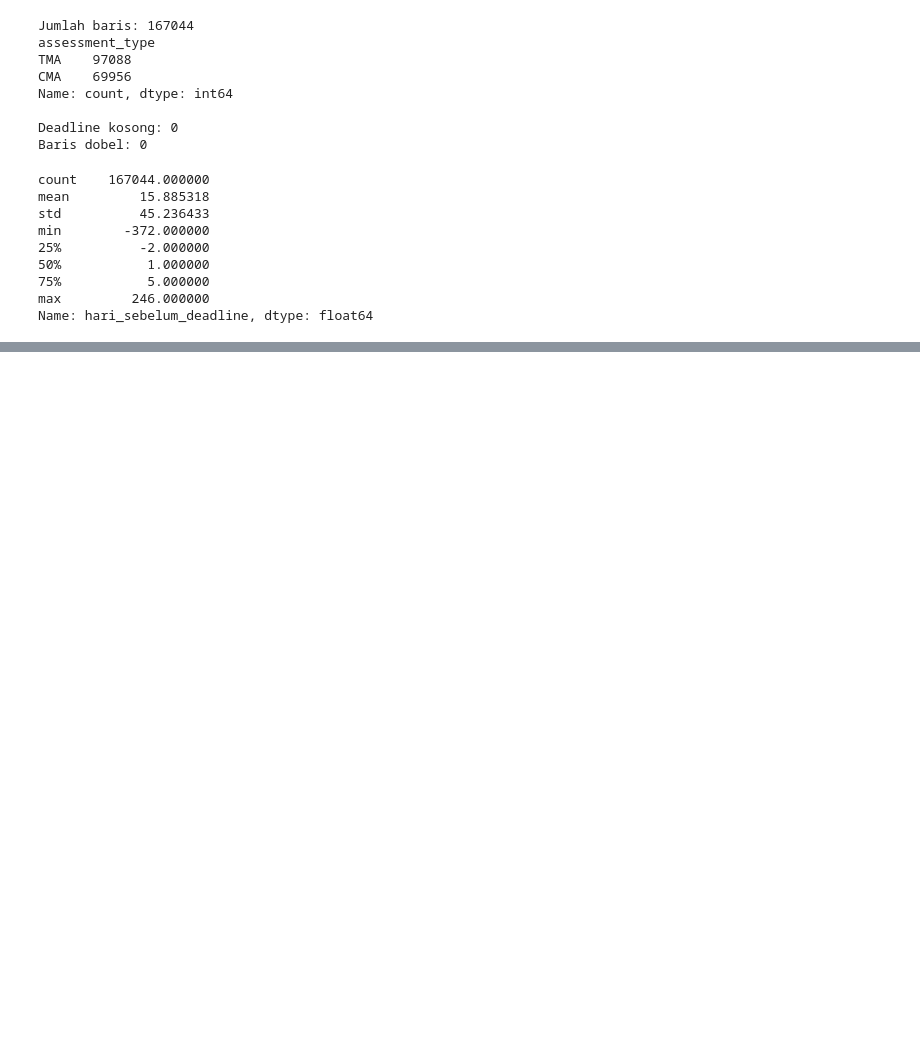
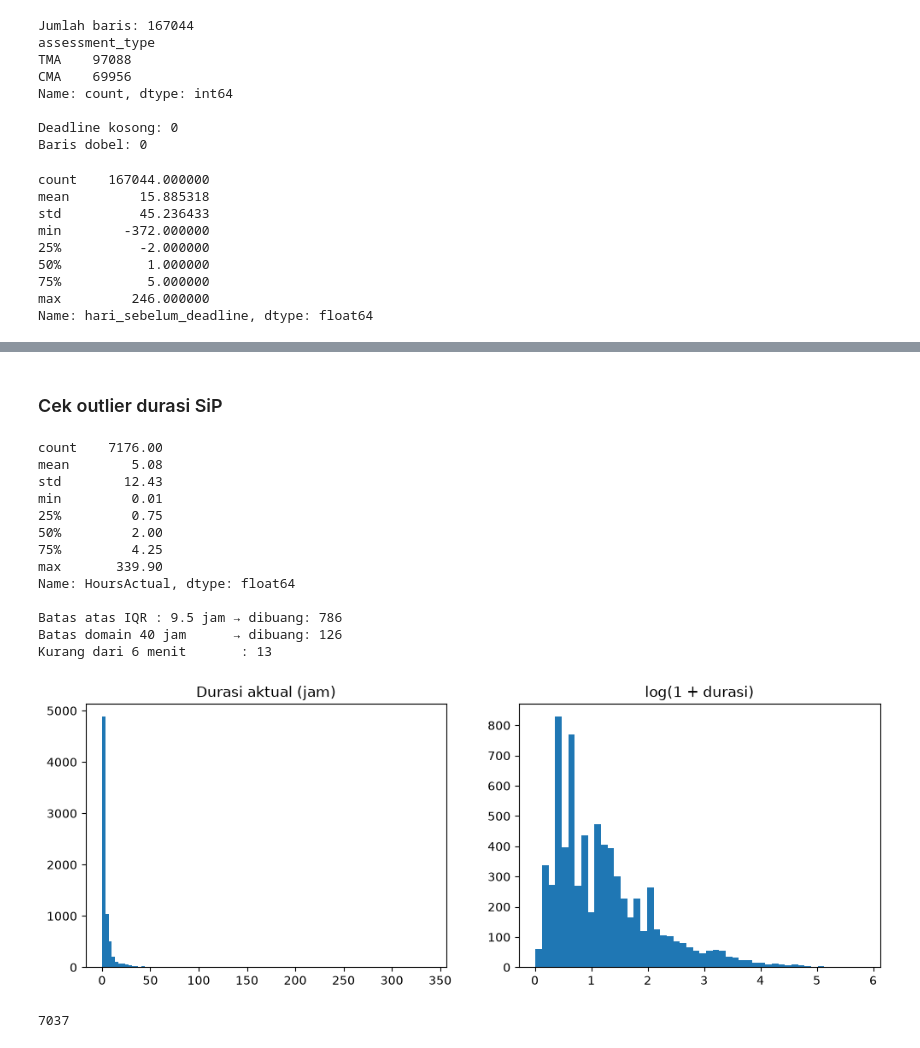
Before and after one commit to MaulidanFazri/PandAI, a Jupyter notebook: machine-learning/ml.ipynb, the cells around one changed output, grey strips where cells are left out. Saved outputs shown, nothing was run; the diff lists cells and outputs as text; code cells hidden in the pictures; blank space fills up the shorter version.

```diff
--- a/machine-learning/ml.ipynb
+++ b/machine-learning/ml.ipynb
@@ -135,0 +214,14 @@ Name: hari_sebelum_deadline, dtype: float64
+# %%
+# Cleaning SiP 1: hanya tugas yang benar-benar selesai
+selesai = ["FINISHED", "COMPLETED", "RELEASED"]
+sip_clean = sip[sip["StatusCode"].isin(selesai)]
+print("Setelah filter status :", len(sip_clean))
+
+# Cleaning SiP 2: buang kolom leakage & administrasi
+sip_clean = sip_clean.drop(columns=["TaskPerformance", "DeveloperPerformance", "AuthorisedByID"])
+
+# Cleaning SiP 3: hanya tugas yang dikerjakan 1 orang
+jumlah_orang = sip_clean.groupby("TaskNumber")["DeveloperID"].transform("size")
+sip_clean = sip_clean[jumlah_orang == 1]
+print("Setelah filter 1 orang:", len(sip_clean))
+print("Total:", len(sip), "→", len(sip_clean))
@@ -135,0 +252,42 @@ Name: hari_sebelum_deadline, dtype: float64
+# %% [markdown]
+### Cek outlier durasi SiP
+# %%
+import numpy as np
+import matplotlib.pyplot as plt
+
+jam = sip_clean["HoursActual"]
+print(jam.describe().round(2))
+
+q1, q3 = jam.quantile([0.25, 0.75])
+batas_iqr = q3 + 1.5 * (q3 - q1)
+print("\nBatas atas IQR :", batas_iqr, "jam → dibuang:", (jam > batas_iqr).sum())
+print("Batas domain 40 jam      → dibuang:", (jam > 40).sum())
+print("Kurang dari 6 menit       :", (jam < 0.1).sum())
+
+fig, ax = plt.subplots(1, 2, figsize=(12, 4))
+ax[0].hist(jam, bins=100)
+ax[0].set_title("Durasi aktual (jam)")
+ax[1].hist(np.log1p(jam), bins=50)
+ax[1].set_title("log(1 + durasi)")
+plt.show()
+# %% [output]
+count    7176.00
+mean        5.08
+std        12.43
+min         0.01
+25%         0.75
+50%         2.00
+75%         4.25
+max       339.90
+Name: HoursActual, dtype: float64
+
+Batas atas IQR : 9.5 jam → dibuang: 786
+Batas domain 40 jam      → dibuang: 126
+Kurang dari 6 menit       : 13
+[figure, added]
+# %%
+# 0.1 = 6 menit (batas bawah) <==> 40 jam (batas atas)
+sip_clean = sip_clean[(sip_clean["HoursActual"] >= 0.1) & (sip_clean["HoursActual"] <= 40)]
+print(len(sip_clean))   # → 7037
+# %% [output]
+7037
```
Also changed, not shown: parts of 7 cells of this notebook.
